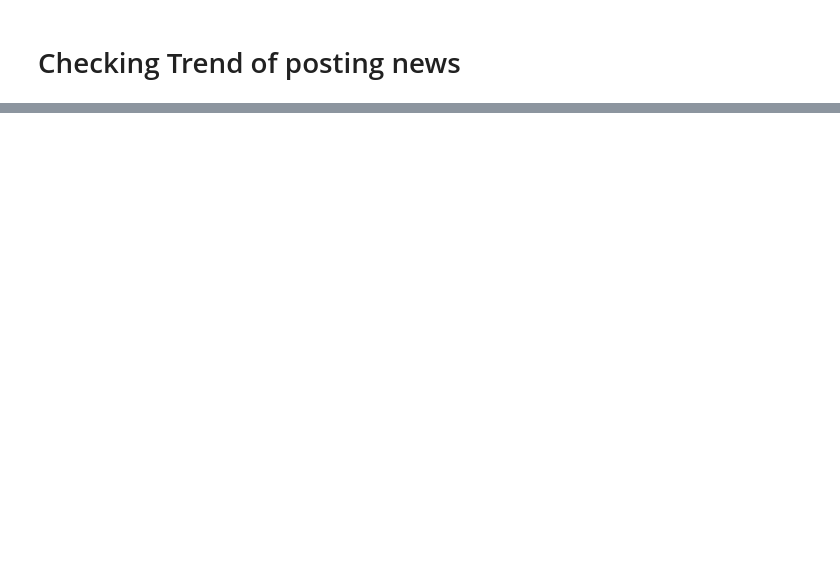
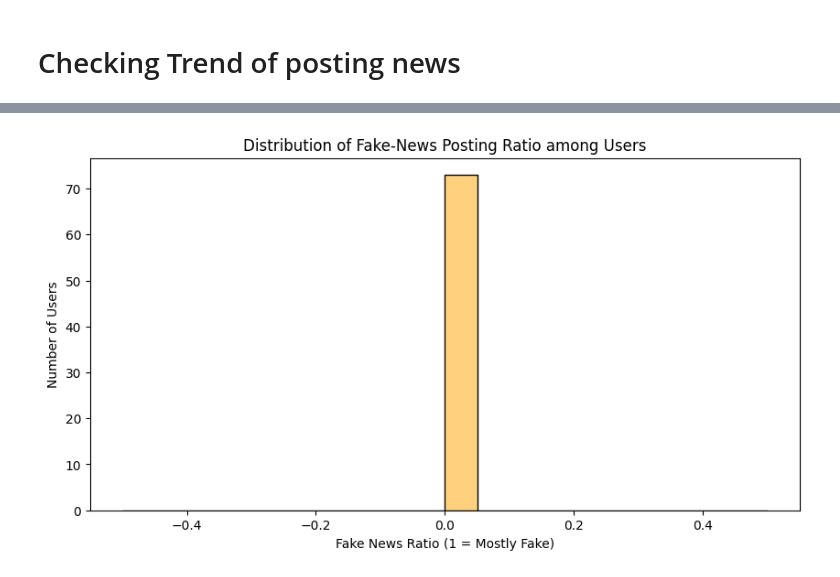
Before and after one commit to kuheli31/Fake-News-Detector, a Jupyter notebook: Fake_News_Detection.ipynb, the cells around one changed output, grey strips where cells are left out. Drawn from its saved outputs; the diff is of its cells as text; code cells hidden in the pictures; blank space fills up the shorter version.

```diff
--- a/Fake_News_Detection.ipynb
+++ b/Fake_News_Detection.ipynb
@@ -1018,0 +1131,13 @@ Successfully installed torch-cluster-1.6.3+pt23cpu torch-geometric-2.7.0 torch-s
+# %%
+model.eval()
+with torch.no_grad():
+    out = model(data)
+    preds = out.argmax(dim=1)
+
+# Accuracy
+correct = (preds == data.y).sum().item()
+acc = correct / len(data.y)
+print(f"\n✅ GCN Accuracy: {acc*100:.2f}%")
+
+# Add predictions back to dataframe
+df_all['Predicted_Label'] = preds.cpu().numpy()
@@ -1018,0 +1146,12 @@ Successfully installed torch-cluster-1.6.3+pt23cpu torch-geometric-2.7.0 torch-s
+# %%
+user_trend = (
+    df_all.groupby('Author')['Predicted_Label']
+    .mean()
+    .reset_index()
+    .rename(columns={'Predicted_Label': 'Fake_News_Ratio'})
+)
+
+# If Fake_News_Ratio ~ 1 → Mostly fake posts
+# If Fake_News_Ratio ~ 0 → Mostly real posts
+print("\n🚨 Users with higher fake-news ratio:")
+print(user_trend.sort_values(by='Fake_News_Ratio', ascending=False).head(10))
@@ -1018,0 +1171,12 @@ Successfully installed torch-cluster-1.6.3+pt23cpu torch-geometric-2.7.0 torch-s
+# %%
+import matplotlib.pyplot as plt
+import seaborn as sns
+
+plt.figure(figsize=(10, 5))
+sns.histplot(user_trend['Fake_News_Ratio'], bins=20, kde=True, color='orange')
+plt.title("Distribution of Fake-News Posting Ratio among Users")
+plt.xlabel("Fake News Ratio (1 = Mostly Fake)")
+plt.ylabel("Number of Users")
+plt.show()
+# %% [output]
+[figure, added]
```
Also changed, not shown: parts of 25 cells of this notebook.
